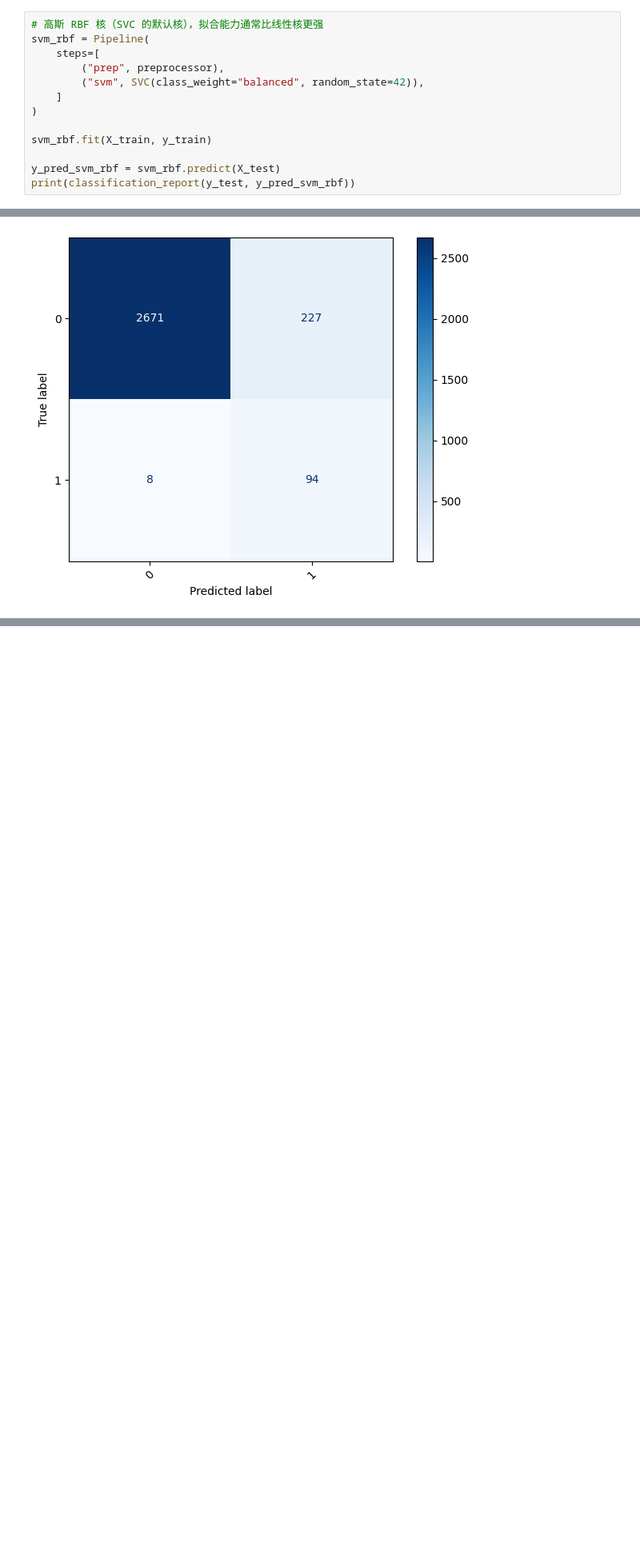
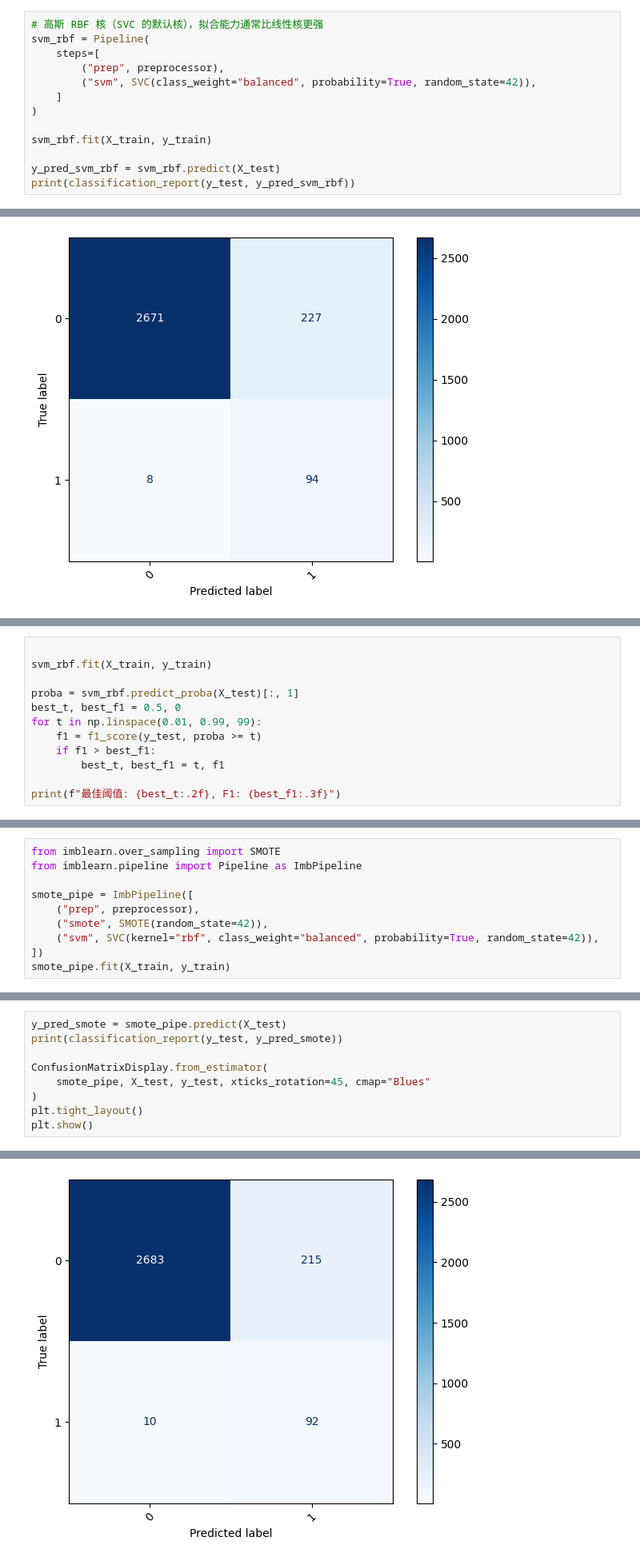
Before and after one commit to Ahao6666/MachineLearning_Notes, a Jupyter notebook: Python Guidance/day76-90/predictive_maintenance.ipynb, the cells around one changed output, grey strips where cells are left out. Shown at 80% size. Drawn from its saved outputs; the diff is of its cells as text; blank space fills up the shorter version.

```diff
--- a/Python Guidance/day76-90/predictive_maintenance.ipynb
+++ b/Python Guidance/day76-90/predictive_maintenance.ipynb
@@ -247,7 +299,7 @@ weighted avg       0.96      0.84      0.89      3000
 svm_rbf = Pipeline(
     steps=[
         ("prep", preprocessor),
-        ("svm", SVC(class_weight="balanced", random_state=42)),
+        ("svm", SVC(class_weight="balanced", probability=True, random_state=42)),
     ]
 )
 
@@ -274,0 +342,12 @@ plt.show()
+# %%
+
+svm_rbf.fit(X_train, y_train)
+
+proba = svm_rbf.predict_proba(X_test)[:, 1]
+best_t, best_f1 = 0.5, 0
+for t in np.linspace(0.01, 0.99, 99):
+    f1 = f1_score(y_test, proba >= t)
+    if f1 > best_f1:
+        best_t, best_f1 = t, f1
+
+print(f"最佳阈值: {best_t:.2f}, F1: {best_f1:.3f}")
@@ -274,0 +358,10 @@ plt.show()
+# %%
+from imblearn.over_sampling import SMOTE
+from imblearn.pipeline import Pipeline as ImbPipeline
+
+smote_pipe = ImbPipeline([
+    ("prep", preprocessor),
+    ("smote", SMOTE(random_state=42)),
+    ("svm", SVC(kernel="rbf", class_weight="balanced", probability=True, random_state=42)),
+])
+smote_pipe.fit(X_train, y_train)
@@ -274,0 +383,10 @@ plt.show()
+# %%
+y_pred_smote = smote_pipe.predict(X_test)
+print(classification_report(y_test, y_pred_smote))
+
+ConfusionMatrixDisplay.from_estimator(
+    smote_pipe, X_test, y_test, xticks_rotation=45, cmap="Blues"
+)
+plt.tight_layout()
+plt.show()
+# %% [output]
@@ -274,0 +401 @@ plt.show()
+[figure, added]
```
Also changed, not shown: parts of 18 cells of this notebook, 3 other files.
